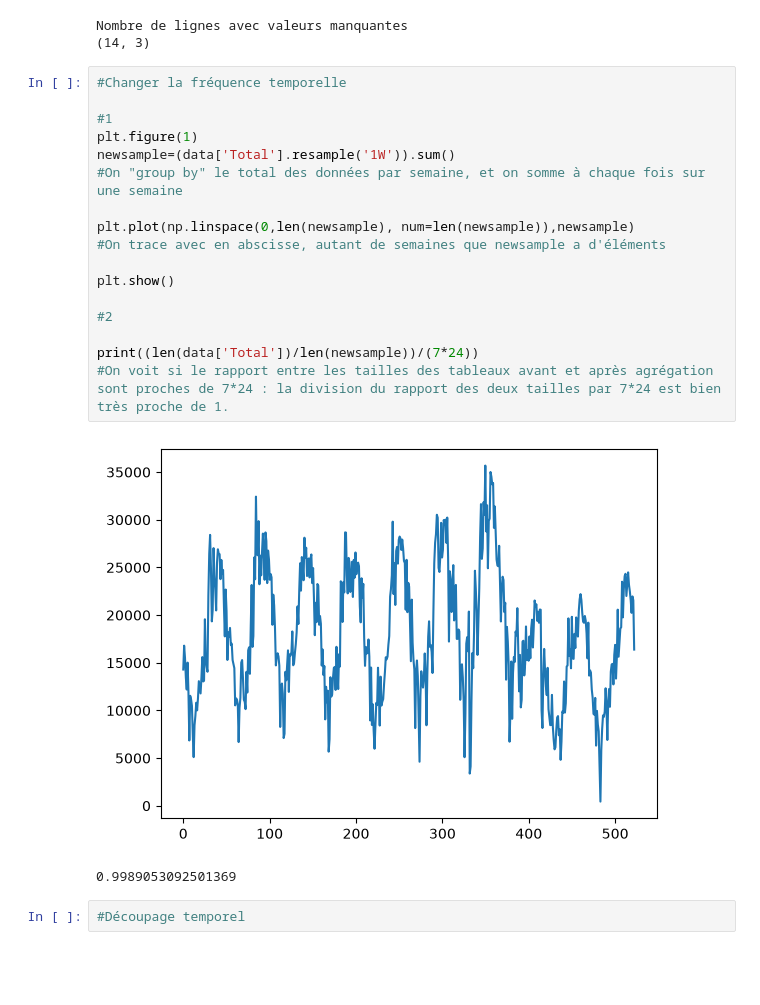
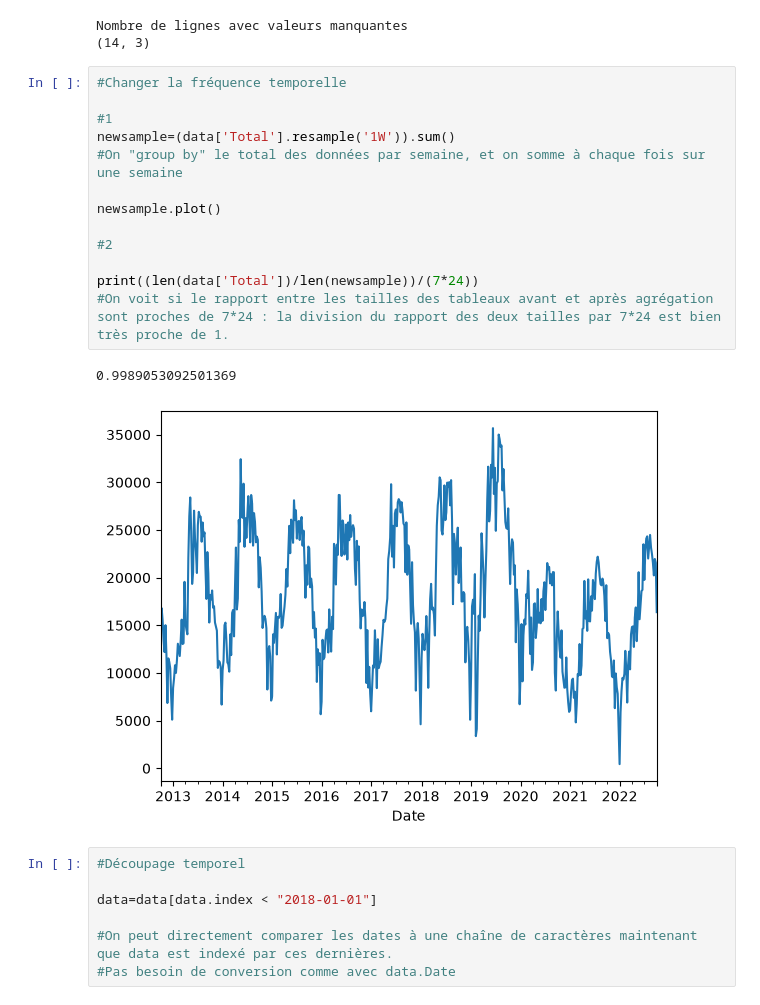
Before and after one commit to elouanhusson/TP_pont_fremont, a Jupyter notebook: tp_pont_fremont.ipynb, the cells around one changed output. Drawn from its saved outputs; the diff is of its cells as text; blank space fills up the shorter version.

```diff
--- a/tp_pont_fremont.ipynb
+++ b/tp_pont_fremont.ipynb
@@ -108,22 +108,23 @@ Nombre de lignes avec valeurs manquantes
 # %%
 #Changer la fréquence temporelle
 
 #1
-plt.figure(1)
 newsample=(data['Total'].resample('1W')).sum()
 #On "group by" le total des données par semaine, et on somme à chaque fois sur une semaine
 
-plt.plot(np.linspace(0,len(newsample), num=len(newsample)),newsample)
-#On trace avec en abscisse, autant de semaines que newsample a d'éléments
-
-plt.show()
+newsample.plot()
 
 #2
 
 print((len(data['Total'])/len(newsample))/(7*24))
 #On voit si le rapport entre les tailles des tableaux avant et après agrégation sont proches de 7*24 : la division du rapport des deux tailles par 7*24 est bien très proche de 1.
 # %% [output]
+0.9989053092501369
-[figure, old version]
+[figure, new version]
-0.9989053092501369
 # %%
 #Découpage temporel
+
+data=data[data.index < "2018-01-01"]
+
+#On peut directement comparer les dates à une chaîne de caractères maintenant que data est indexé par ces dernières.
+#Pas besoin de conversion comme avec data.Date
```
Also changed, not shown: parts of 6 cells of this notebook.
